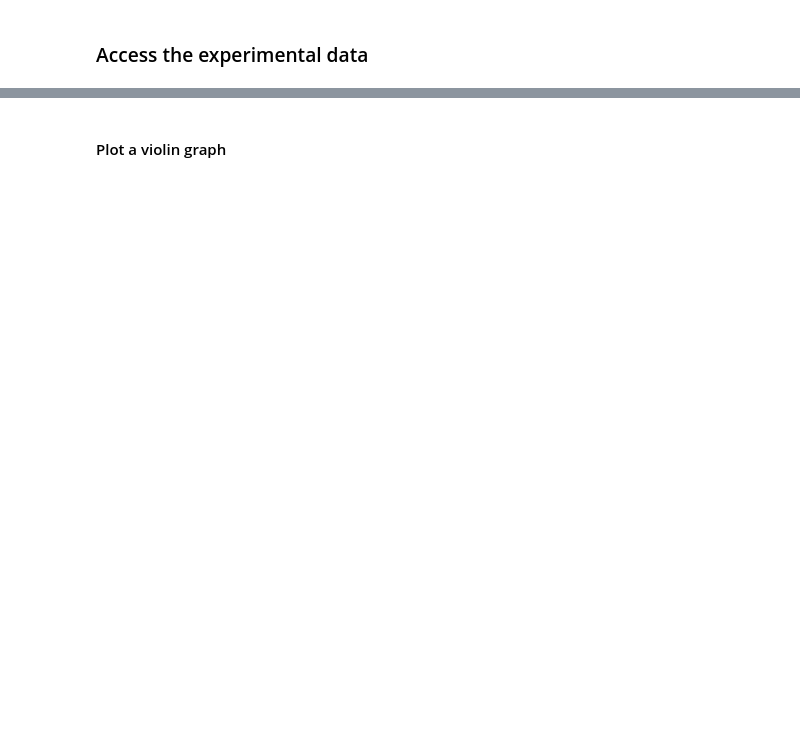
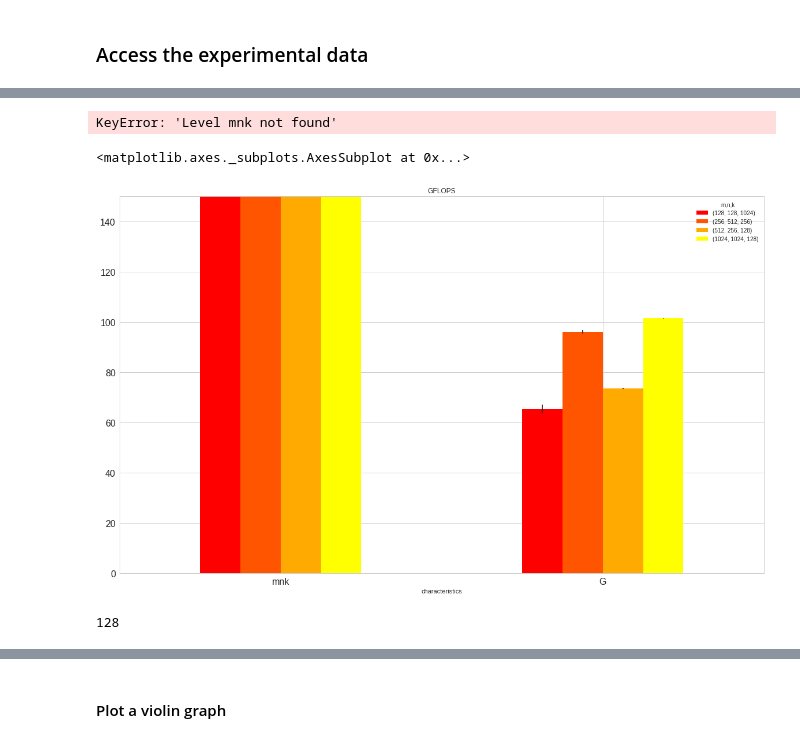
Before and after one commit to ctuning/ck-math, a Jupyter notebook: script/explore-clblast-matrix-size/clblast-tuning-analysis.ipynb, the cells around one changed output, grey strips where cells are left out. Cells and saved outputs as stored; diff of their text form; code cells hidden in the pictures; blank space fills up the shorter version.

Commit message:
Add clblast-tune client analysis

```diff
--- a/script/explore-clblast-matrix-size/clblast-tuning-analysis.ipynb
+++ b/script/explore-clblast-matrix-size/clblast-tuning-analysis.ipynb
@@ -159,7 +179,9 @@ def get_experimental_results(repo_uoa='local', tags='explore-clblast-matrix-size
     result = pd.concat(dfs)
     return result.sortlevel(result.index.names)
 # %%
-df = get_experimental_results(tags='explore-clblast-matrix-size,xgemm_direct-fp32')
+df = get_experimental_results(tags='explore-clblast-matrix-size-client')
 pd.options.display.max_columns = len(df.columns)
 pd.options.display.max_rows = len(df.index)
+
+df
 # %% [output]
@@ -167,6 +202,27 @@ NameError: global name 'os' is not defined
+# %%
+df = df.sortlevel(df.index.names[3])
+#df.sort_value(level=df.index.names[3])
+#df = df.sort_values('mnk')
+# %%
+pd.options.display.max_columns=2
+df = df.reset_index('mnk').sort_values('mnk')
+# %% [output]
+KeyError: 'Level mnk not found'
+# %%
+df_mean = df.groupby(level=df.index.names[:-1]).mean()
+df_std = df.groupby(level=df.index.names[:-1]).std()
+# %%
+df_mean.T \
+    .plot(yerr=df_std.T, title='GFLOPS',
+          kind='bar', rot=0, ylim=[0,150], figsize=[20, 12], grid=True, legend=True, colormap=cm.autumn, fontsize=16)
+# %% [output]
+<matplotlib.axes._subplots.AxesSubplot at 0x...>
+[figure, added]
 # %%
-kernel0 = df.iloc[0].name[0]
-kernel0
+kernel = df.iloc[0].name[0]
+kernel
+# %% [output]
+128
 # %%
 # NB: Unlike mean(), mean() retains the 'config' column.
 df_kernel0 = df.groupby(level=df.index.names[:-1]).min().loc[kernel0]
```
Also changed, not shown: parts of 7 cells of this notebook, 4 other files.
